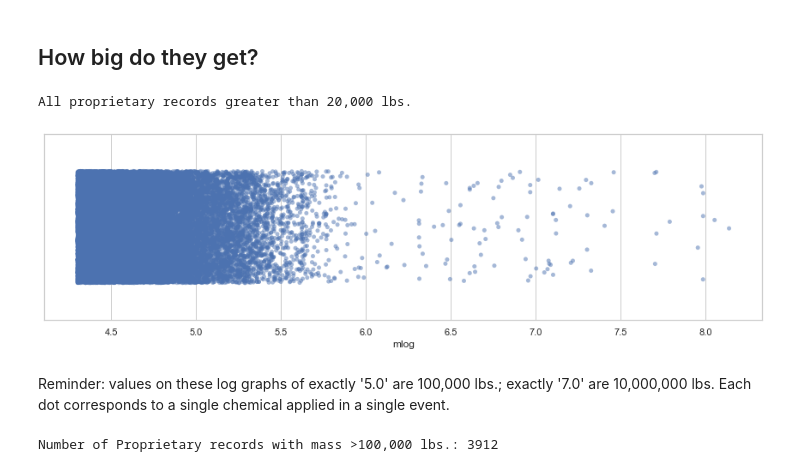
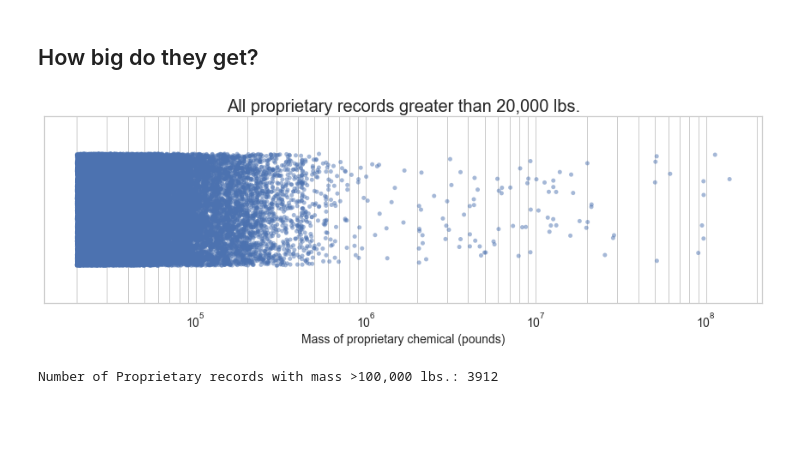
Before and after one commit to gwallison/FF-POC, a Jupyter notebook: Summary_of_cleaned_FF_data.ipynb, the cells around one changed output. Cells and saved outputs as stored; diff of their text form; code cells hidden in the pictures; blank space fills up the shorter version.

```diff
--- a/Summary_of_cleaned_FF_data.ipynb
+++ b/Summary_of_cleaned_FF_data.ipynb
@@ -189,13 +215,16 @@ Each bar shows the number of proprietary records in that (log) mass class
 ## How big do they get?
 # %%
 fig = plt.figure(figsize=(15,4))
-ax = sns.stripplot(df[(df.record_flags.str.contains('3'))&(df.bgMass>20000)].mlog,jitter=.3,alpha=.5)
-print('All proprietary records greater than 20,000 lbs.')
+# ax = sns.stripplot(df[(df.record_flags.str.contains('3'))&(df.bgMass>20000)].mlog,jitter=.3,alpha=.5)
+ax = sns.stripplot(df[(df.record_flags.str.contains('3'))&(df.bgMass>20000)].bgMass,jitter=.3,alpha=.5)
+ax.set(xscale='log')
+plt.xlabel('Mass of proprietary chemical (pounds)',fontsize=14);
+plt.title('All proprietary records greater than 20,000 lbs.',fontsize=20);
+ax.tick_params(axis="x", labelsize=14)
+locmaj = matplotlib.ticker.LogLocator(base=10,numticks=7,subs='all')
+ax.xaxis.set_major_locator(locmaj)
 # %% [output]
-All proprietary records greater than 20,000 lbs.
-[figure, old version]
+[figure, new version]
-# %% [markdown]
-Reminder: values on these log graphs of exactly '5.0' are 100,000 lbs.; exactly '7.0' are 10,000,000 lbs.  Each dot corresponds to a single chemical applied in a single event.
 # %%
 t = len(df[(df.mlog>5)&(df.record_flags.str.contains('3'))])
 print(f'Number of Proprietary records with mass >100,000 lbs.: {t}')
```
Also changed, not shown: parts of 20 cells of this notebook, 2 other files.
